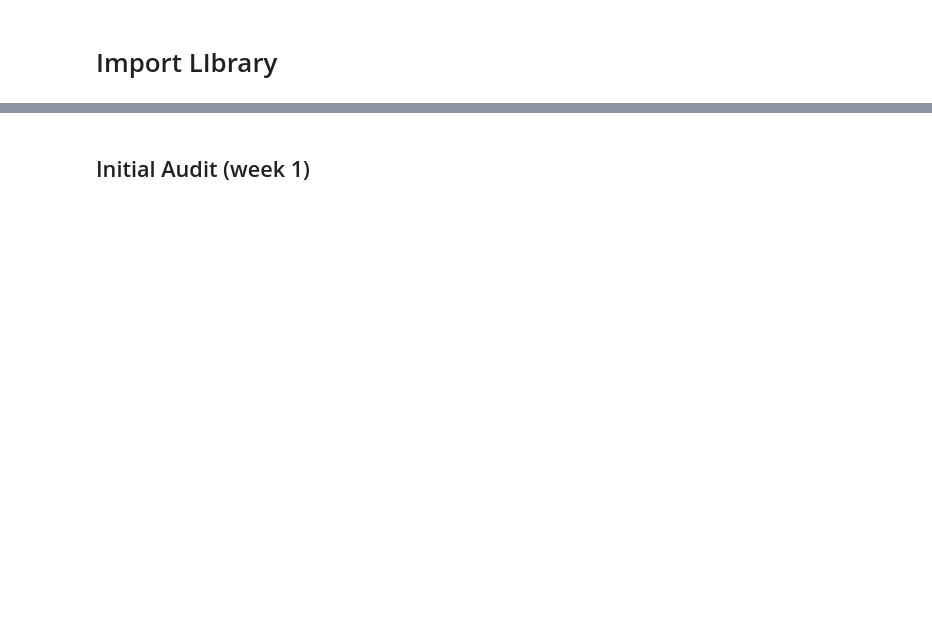
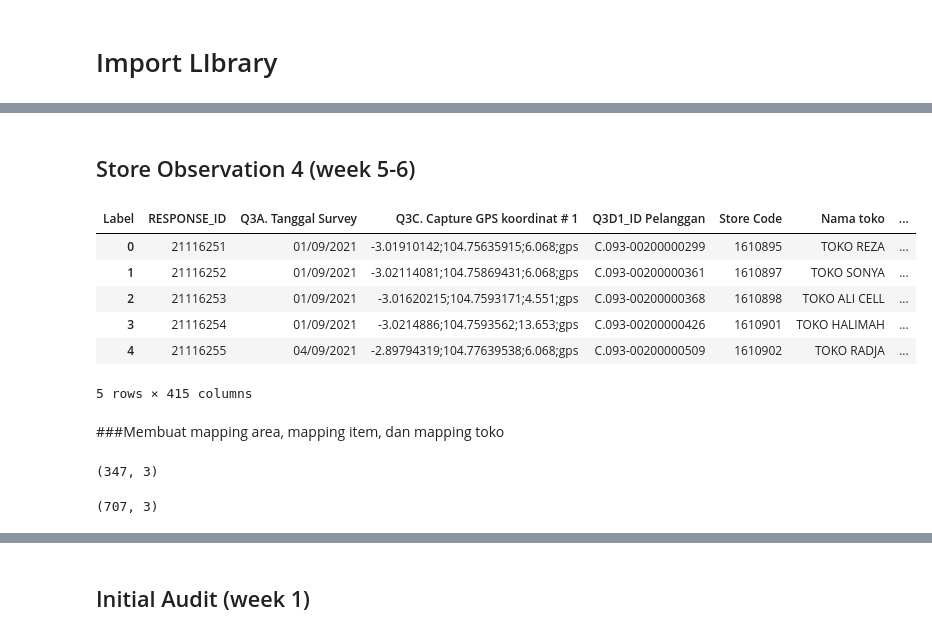
Before and after one commit to dyahrosita/Project, a Jupyter notebook: Project_JTI_5AO.ipynb, the cells around one changed output, grey strips where cells are left out. Drawn from its saved outputs; the diff is of its cells as text; code cells hidden in the pictures; blank space fills up the shorter version.

```diff
--- a/Project_JTI_5AO.ipynb
+++ b/Project_JTI_5AO.ipynb
@@ -4,0 +90,23 @@
+# %% [markdown]
+## Store Observation 4 (week 5-6)
+# %%
+SO4 = pd.read_excel('gdrive/My Drive/JACOB/Data Clean Jacob 2021 Week 6 - CS Version.xlsx','DCT')
+# %%
+col_name = pd.DataFrame(SO4.columns, columns=['Variable'])
+col_name = col_name.merge(MAP[['Variable','Label']], on='Variable')
+col_name = col_name.drop('Variable', axis=1)
+SO4.columns = col_name['Label']
+# %%
+SO4 = SO4.drop(drop_column, axis=1)
+# %%
+SO4.head()
+# %% [output]
+| Label | RESPONSE_ID | Q3A. Tanggal Survey | Q3C. Capture GPS koordinat # 1 | Q3D1_ID Pelanggan | Store Code | Nama toko | ... |
+| 0 | 21116251 | 01/09/2021 | -3.01910142;104.75635915;6.068;gps | C.093-00200000299 | 1610895 | TOKO REZA | ... |
+| 1 | 21116252 | 01/09/2021 | -3.02114081;104.75869431;6.068;gps | C.093-00200000361 | 1610897 | TOKO SONYA | ... |
+| 2 | 21116253 | 01/09/2021 | -3.01620215;104.7593171;4.551;gps | C.093-00200000368 | 1610898 | TOKO ALI CELL | ... |
+| 3 | 21116254 | 01/09/2021 | -3.0214886;104.7593562;13.653;gps | C.093-00200000426 | 1610901 | TOKO HALIMAH | ... |
+| 4 | 21116255 | 04/09/2021 | -2.89794319;104.77639538;6.068;gps | C.093-00200000509 | 1610902 | TOKO RADJA | ... |
+5 rows × 415 columns
+# %% [markdown]
+###Membuat mapping area, mapping item, dan mapping toko
@@ -4,0 +143,10 @@
+# %%
+mapping_toko = SO_IA[['Store Code','Type Toko','Provinsi']]
+mapping_toko.shape
+# %% [output]
+(347, 3)
+# %%
+mapping_toko = mapping_toko.append(SO1[['Store Code','Type Toko','Provinsi']])
+mapping_toko.shape
+# %% [output]
+(707, 3)
```
Also changed, not shown: parts of 73 cells of this notebook.
